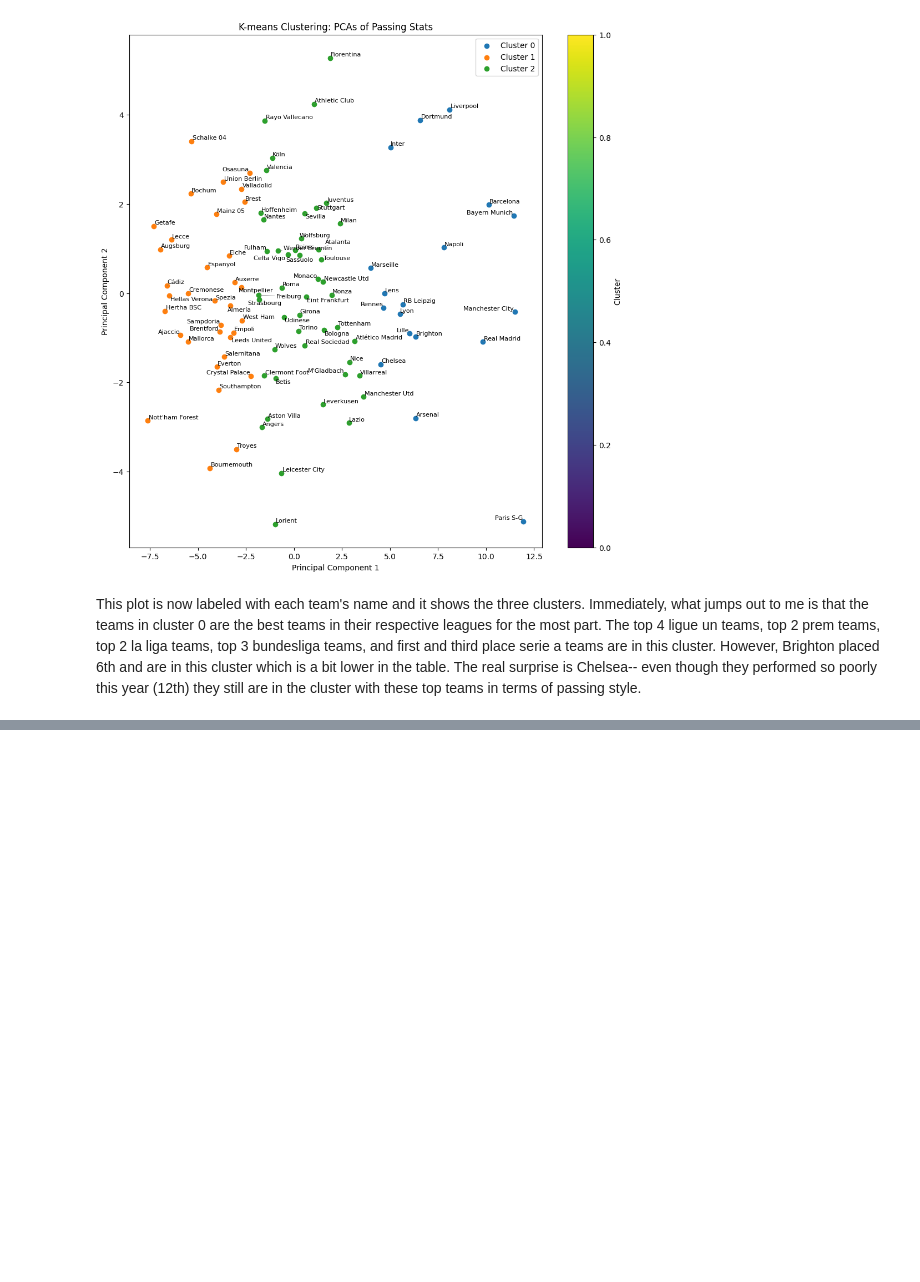
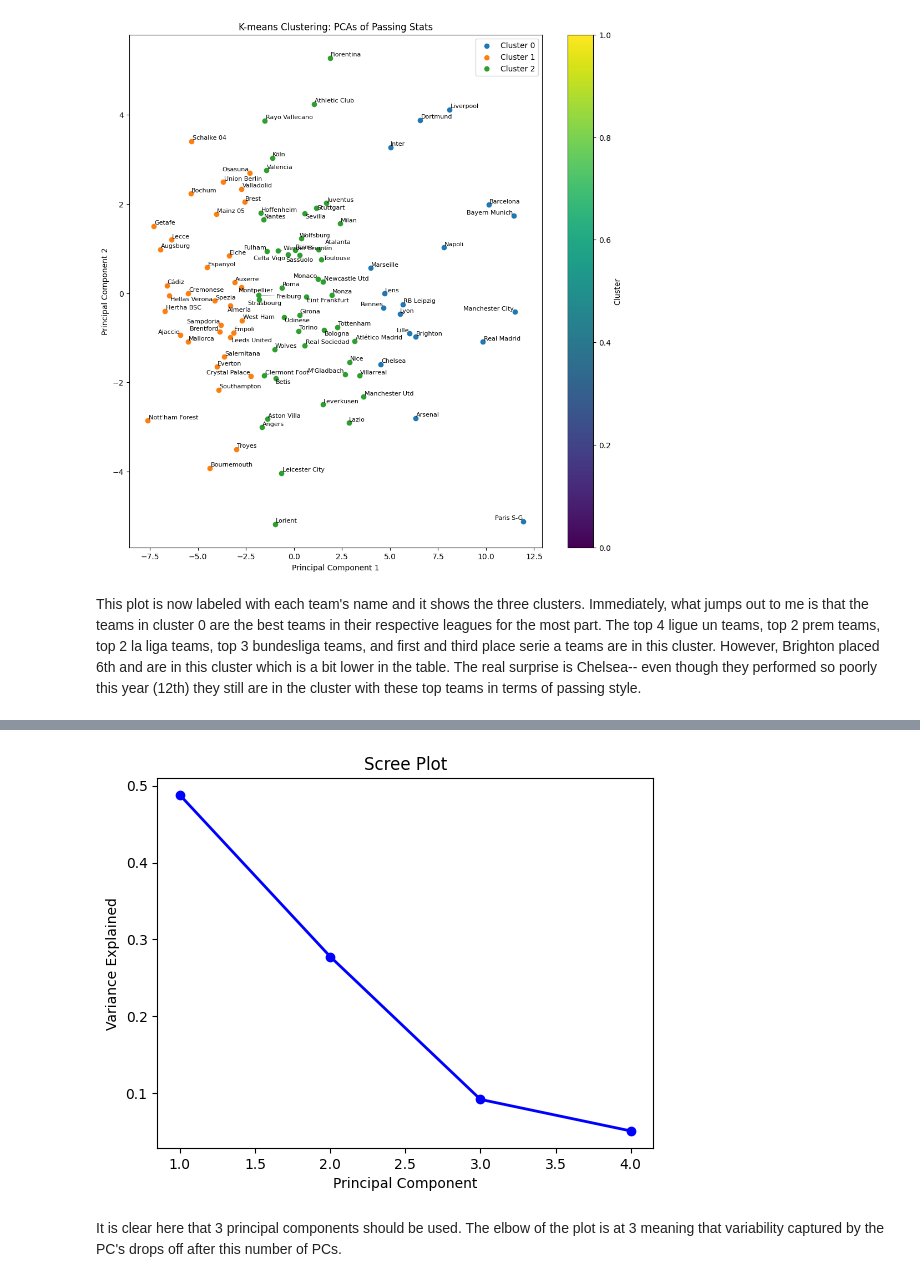
Before and after one commit to Owenp25/-Top-5-Football-Leagues-Clustering-Analysis, a Jupyter notebook: Top_5_Football_Leagues_Clustering_Teams_by_Passing_Play_Style.ipynb, the cells around one changed output, grey strips where cells are left out. Cells and saved outputs as stored; diff of their text form; code cells hidden in the pictures; blank space fills up the shorter version.

```diff
--- a/Top_5_Football_Leagues_Clustering_Teams_by_Passing_Play_Style.ipynb
+++ b/Top_5_Football_Leagues_Clustering_Teams_by_Passing_Play_Style.ipynb
@@ -758,0 +795,16 @@ This plot is now labeled with each team's name and it shows the three clusters.
+# %%
+# keep only necessary columns
+
+cols_keep = ["Att_short", "Att_med", "Att_long", "TB", "Sw", "Crs", "Crs_PA", "Prg_P", "Final Third"]
+top5_pass_style = top5_pass_num.loc[:,cols_keep].copy()
+top5_pass_style
+
+# Standardize the data
+scaler = StandardScaler()
+top5_pass_style_scaled = scaler.fit_transform(top5_pass_style)
+# %%
+# perform PCA
+
+pca = PCA(n_components=4)
+
+top5_pass_style_pca = pca.fit_transform(top5_pass_style_scaled)
@@ -758,0 +836,13 @@ This plot is now labeled with each team's name and it shows the three clusters.
+# %%
+# scree plot
+
+PC_values = np.arange(pca.n_components_) + 1
+plt.plot(PC_values, pca.explained_variance_ratio_, 'o-', linewidth=2, color='blue')
+plt.title('Scree Plot')
+plt.xlabel('Principal Component')
+plt.ylabel('Variance Explained')
+plt.show()
+# %% [output]
+[figure, added]
+# %% [markdown]
+It is clear here that 3 principal components should be used. The elbow of the plot is at 3 meaning that variability captured by the PC's drops off after this number of PCs.
```
Also changed, not shown: parts of 9 cells of this notebook.
